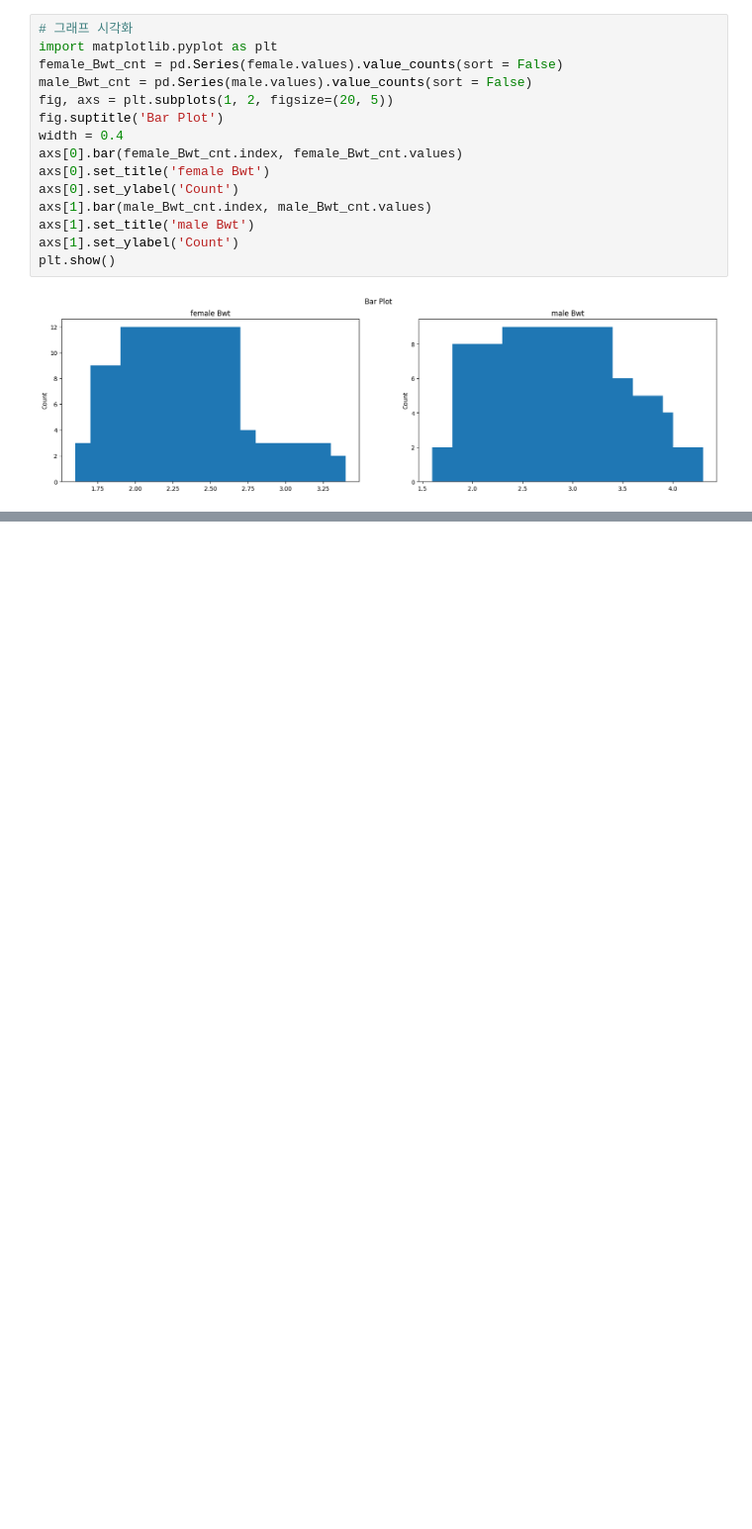
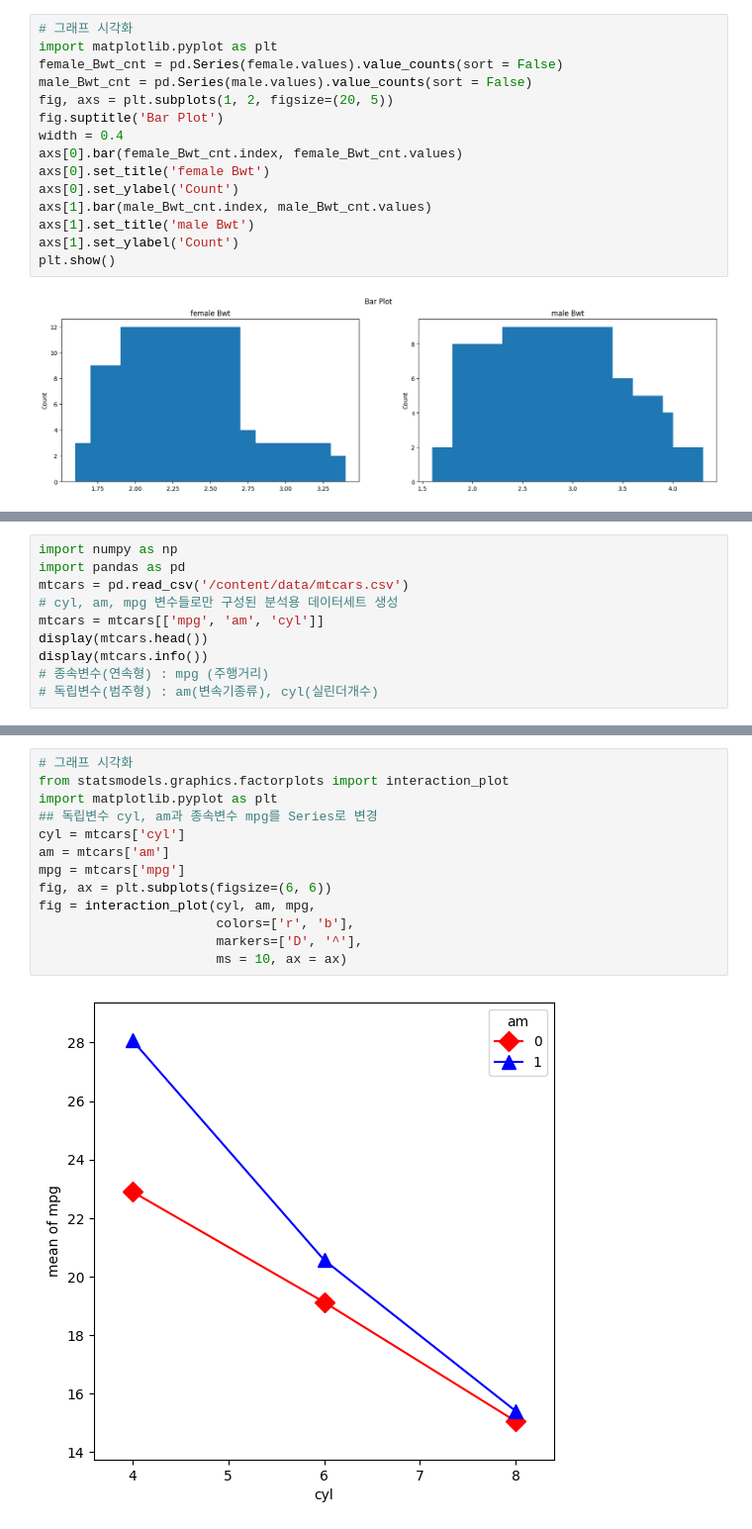
Before and after one commit to hansjang/Py_Radar, a Jupyter notebook: 데싸라면Part7_P291.ipynb, the cells around one changed output, grey strips where cells are left out. Shown: that part at 99% size. Saved outputs shown, nothing was run; the diff lists cells and outputs as text; blank space fills up the shorter version.

```diff
--- a/데싸라면Part7_P291.ipynb
+++ b/데싸라면Part7_P291.ipynb
@@ -186,0 +318,10 @@ plt.show()
+# %%
+import numpy as np
+import pandas as pd
+mtcars = pd.read_csv('/content/data/mtcars.csv')
+# cyl, am, mpg 변수들로만 구성된 분석용 데이터세트 생성
+mtcars = mtcars[['mpg', 'am', 'cyl']]
+display(mtcars.head())
+display(mtcars.info())
+# 종속변수(연속형) : mpg (주행거리)
+# 독립변수(범주형) : am(변속기종류), cyl(실린더개수)
@@ -186,0 +360,15 @@ plt.show()
+# %%
+# 그래프 시각화
+from statsmodels.graphics.factorplots import interaction_plot
+import matplotlib.pyplot as plt
+## 독립변수 cyl, am과 종속변수 mpg를 Series로 변경
+cyl = mtcars['cyl']
+am = mtcars['am']
+mpg = mtcars['mpg']
+fig, ax = plt.subplots(figsize=(6, 6))
+fig = interaction_plot(cyl, am, mpg,
+                       colors=['r', 'b'],
+                       markers=['D', '^'],
+                       ms = 10, ax = ax)
+# %% [output]
+[figure, added]
```
Also changed, not shown: parts of 26 cells of this notebook.
